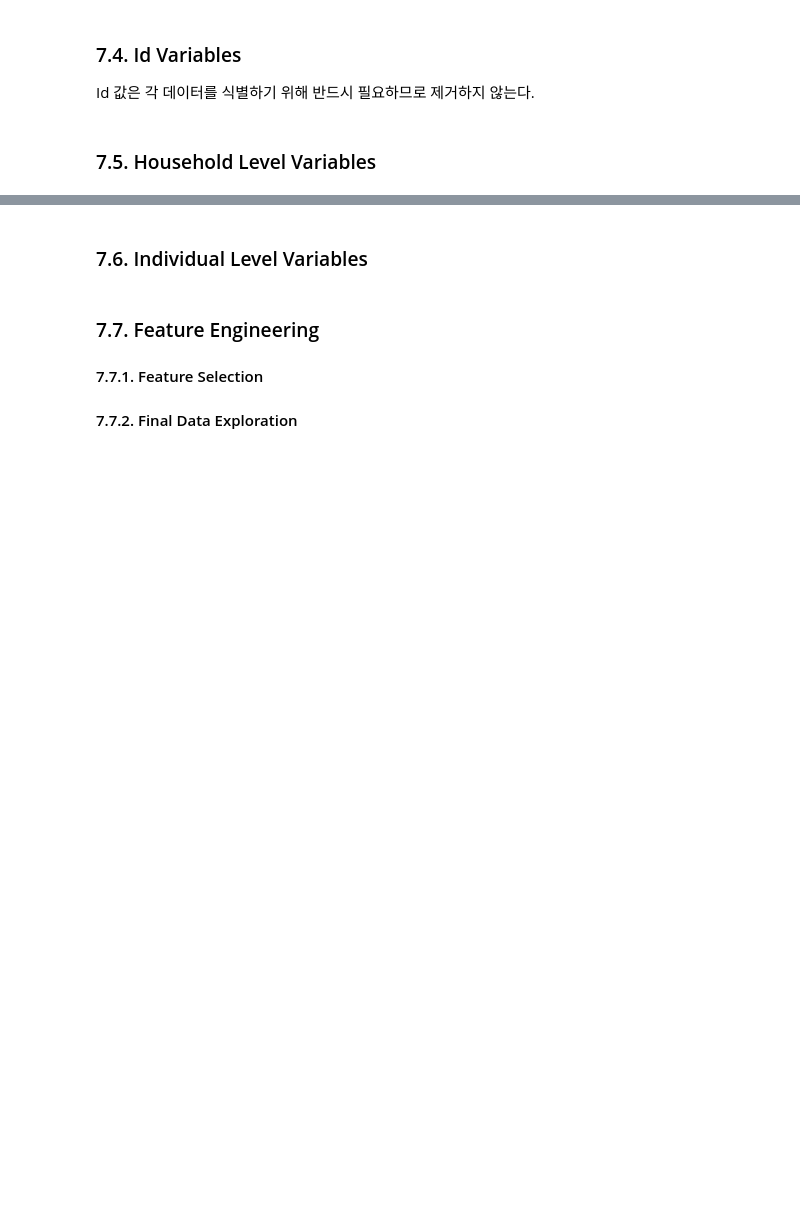
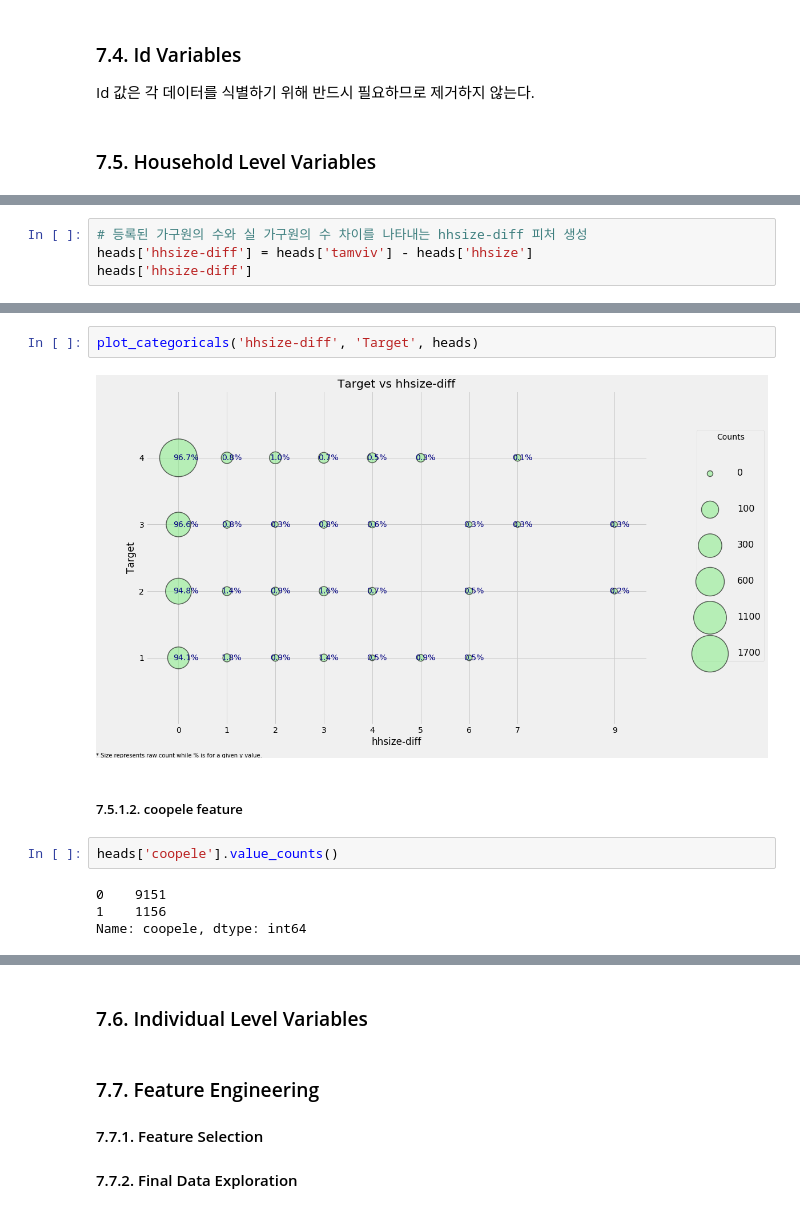
Before and after one commit to CoodingPenguin/kaggle-newbie, a Jupyter notebook: 4_costa_rican_household_poverty_level/1_a-complete-introduction-and-walkthrough_willkoehrsen/2_a-complete-introduction-and-walkthrough_willkoehrsen_2020-08-28.ipynb, the cells around one changed output, grey strips where cells are left out. Drawn from its saved outputs; the diff is of its cells as text; blank space fills up the shorter version.

```diff
--- a/4_costa_rican_household_poverty_level/1_a-complete-introduction-and-walkthrough_willkoehrsen/2_a-complete-introduction-and-walkthrough_willkoehrsen_2020-08-28.ipynb
+++ b/4_costa_rican_household_poverty_level/1_a-complete-introduction-and-walkthrough_willkoehrsen/2_a-complete-introduction-and-walkthrough_willkoehrsen_2020-08-28.ipynb
@@ -796,0 +913,4 @@ Id 값은 각 데이터를 식별하기 위해 반드시 필요하므로 제거
+# %%
+# 등록된 가구원의 수와 실 가구원의 수 차이를 나타내는 hhsize-diff 피처 생성
+heads['hhsize-diff'] = heads['tamviv'] - heads['hhsize']
+heads['hhsize-diff']
@@ -796,0 +930,12 @@ Id 값은 각 데이터를 식별하기 위해 반드시 필요하므로 제거
+# %%
+plot_categoricals('hhsize-diff', 'Target', heads)
+# %% [output]
+[figure, added]
+# %% [markdown]
+##### 7.5.1.2. coopele feature
+# %%
+heads['coopele'].value_counts()
+# %% [output]
+0    9151
+1    1156
+Name: coopele, dtype: int64
```
Also changed, not shown: parts of 53 cells of this notebook.
